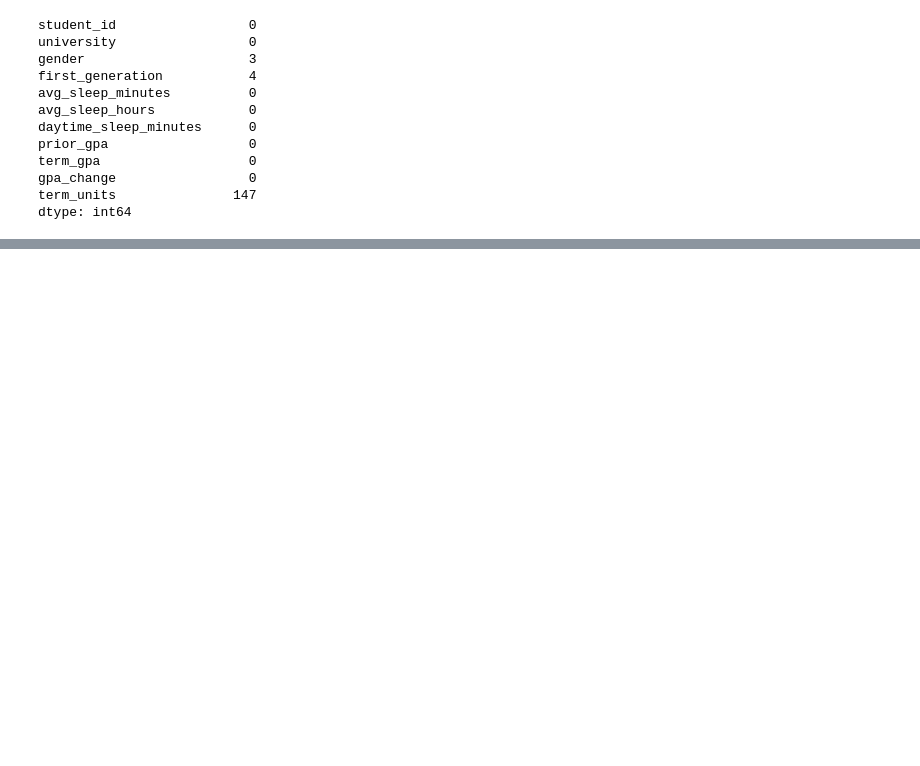
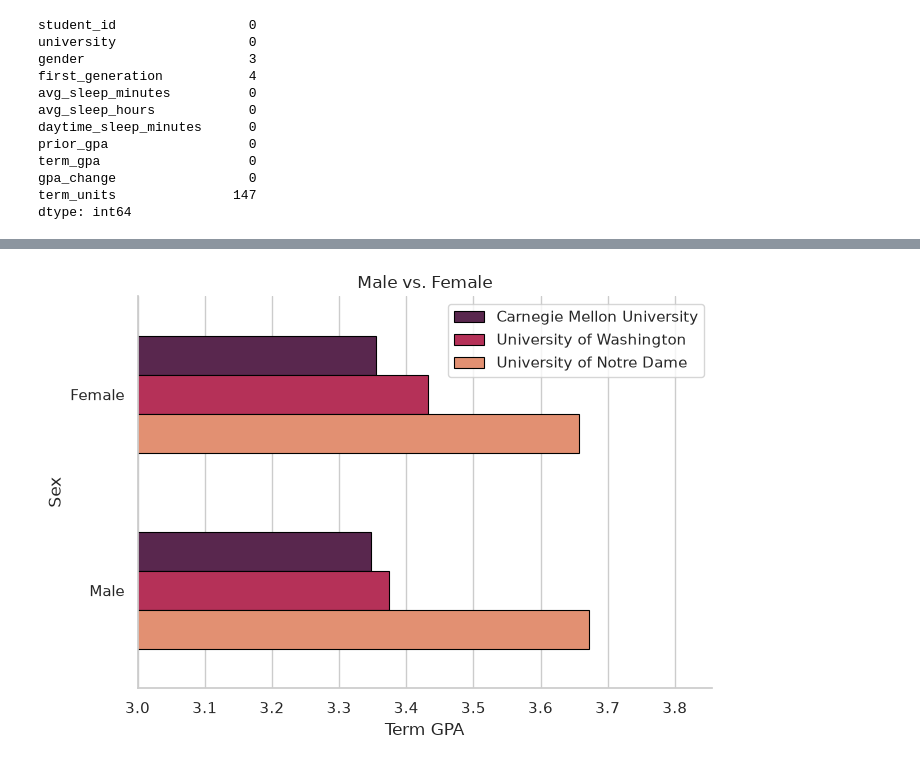
Before and after one commit to ethan-mathews24/EDS217, a Jupyter notebook: KEN.ipynb, the cells around one changed output, grey strips where cells are left out. Drawn from its saved outputs; the diff is of its cells as text; code cells hidden in the pictures; blank space fills up the shorter version.

```diff
--- a/KEN.ipynb
+++ b/KEN.ipynb
@@ -81,0 +110,14 @@ dtype: int64
+# %%
+# making a loop to categorize the hours into bins
+
+def loopy(hours):
+    if 3 <= hours <= 5:
+        return 'bad'
+    elif 5 <= hours <= 7:
+        return 'good'
+    else:
+        return 'great'
+# %%
+# making a new column from the loop
+
+df['sleep'] = df['avg_sleep_hours'].apply(loopy).copy()
@@ -81,0 +134,35 @@ dtype: int64
+# %%
+
+# 1. Set a clean theme
+sns.set_theme(style="whitegrid", font_scale=1)
+
+# 2. Create the figure with good proportions
+plt.figure(figsize = (7, 5))
+
+# 3. Plot with a nice palette
+sns.barplot(
+    data=df,
+    x='term_gpa',
+    y='gender',
+    hue='university',
+    errorbar = None,
+    palette='rocket',
+    edgecolor='black',
+    linewidth=0.8,
+    width=0.6
+)
+
+plt.xlim(3.0, )
+plt.legend(loc = 'upper right')
+plt.title('Male vs. Female')
+plt.ylabel('Sex')
+plt.xlabel('Term GPA')
+
+sns.despine(top=True, right=True)
+
+
+
+plt.tight_layout()
+plt.show()
+# %% [output]
+[figure, added]
```
Also changed, not shown: parts of 6 cells of this notebook, 2 other files.
